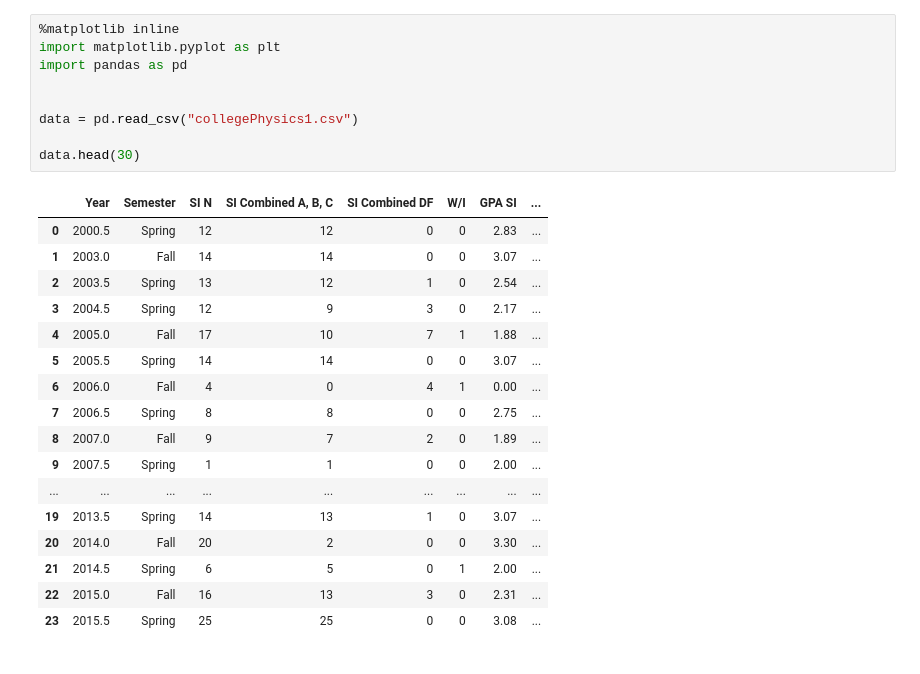
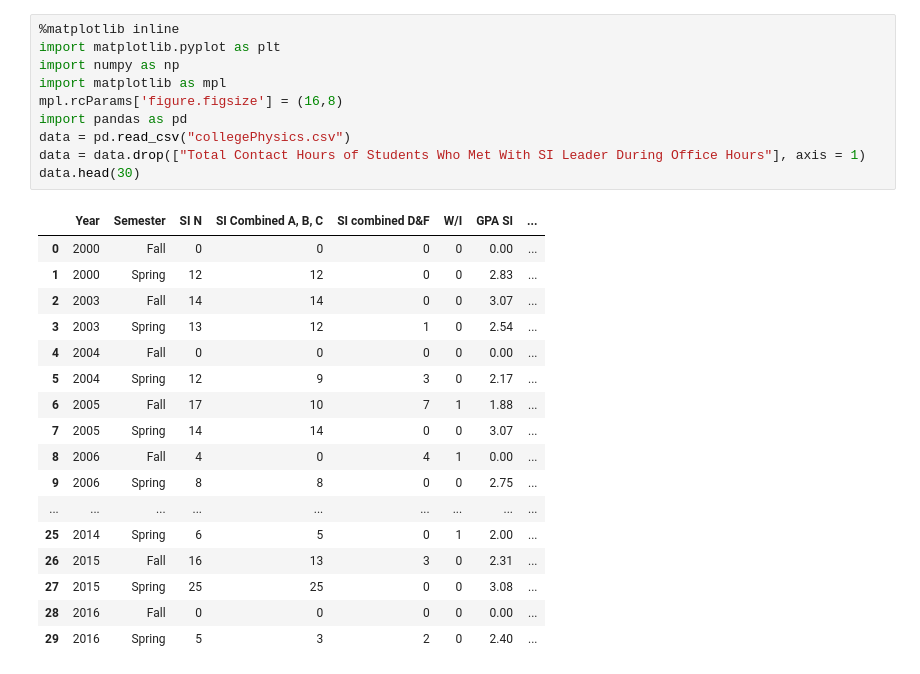
Before and after one commit to drimal/USAPhysics, a Jupyter notebook: USACollegePhysics.ipynb, the cells around one changed output. Drawn from its saved outputs; the diff is of its cells as text.

```diff
--- a/USACollegePhysics.ipynb
+++ b/USACollegePhysics.ipynb
@@ -1,27 +1,28 @@
 # %%
 %matplotlib inline
 import matplotlib.pyplot as plt
+import numpy as np
+import matplotlib as mpl
+mpl.rcParams['figure.figsize'] = (16,8)
 import pandas as pd
-
-
-data = pd.read_csv("collegePhysics1.csv")
-
+data = pd.read_csv("collegePhysics.csv")
+data = data.drop(["Total Contact Hours of Students Who Met With SI Leader During Office Hours"], axis = 1)
 data.head(30)
 # %% [output]
-|  | Year | Semester | SI N | SI Combined A, B, C | SI Combined DF | W/I | GPA SI | ... |
-| 0 | 2000.5 | Spring | 12 | 12 | 0 | 0 | 2.83 | ... |
-| 1 | 2003.0 | Fall | 14 | 14 | 0 | 0 | 3.07 | ... |
-| 2 | 2003.5 | Spring | 13 | 12 | 1 | 0 | 2.54 | ... |
-| 3 | 2004.5 | Spring | 12 | 9 | 3 | 0 | 2.17 | ... |
-| 4 | 2005.0 | Fall | 17 | 10 | 7 | 1 | 1.88 | ... |
-| 5 | 2005.5 | Spring | 14 | 14 | 0 | 0 | 3.07 | ... |
-| 6 | 2006.0 | Fall | 4 | 0 | 4 | 1 | 0.00 | ... |
-| 7 | 2006.5 | Spring | 8 | 8 | 0 | 0 | 2.75 | ... |
-| 8 | 2007.0 | Fall | 9 | 7 | 2 | 0 | 1.89 | ... |
-| 9 | 2007.5 | Spring | 1 | 1 | 0 | 0 | 2.00 | ... |
+|  | Year | Semester | SI N | SI Combined A, B, C | SI combined D&F | W/I | GPA SI | ... |
+| 0 | 2000 | Fall | 0 | 0 | 0 | 0 | 0.00 | ... |
+| 1 | 2000 | Spring | 12 | 12 | 0 | 0 | 2.83 | ... |
+| 2 | 2003 | Fall | 14 | 14 | 0 | 0 | 3.07 | ... |
+| 3 | 2003 | Spring | 13 | 12 | 1 | 0 | 2.54 | ... |
+| 4 | 2004 | Fall | 0 | 0 | 0 | 0 | 0.00 | ... |
+| 5 | 2004 | Spring | 12 | 9 | 3 | 0 | 2.17 | ... |
+| 6 | 2005 | Fall | 17 | 10 | 7 | 1 | 1.88 | ... |
+| 7 | 2005 | Spring | 14 | 14 | 0 | 0 | 3.07 | ... |
+| 8 | 2006 | Fall | 4 | 0 | 4 | 1 | 0.00 | ... |
+| 9 | 2006 | Spring | 8 | 8 | 0 | 0 | 2.75 | ... |
 | ... | ... | ... | ... | ... | ... | ... | ... | ... |
-| 19 | 2013.5 | Spring | 14 | 13 | 1 | 0 | 3.07 | ... |
-| 20 | 2014.0 | Fall | 20 | 2 | 0 | 0 | 3.30 | ... |
-| 21 | 2014.5 | Spring | 6 | 5 | 0 | 1 | 2.00 | ... |
-| 22 | 2015.0 | Fall | 16 | 13 | 3 | 0 | 2.31 | ... |
-| 23 | 2015.5 | Spring | 25 | 25 | 0 | 0 | 3.08 | ... |
+| 25 | 2014 | Spring | 6 | 5 | 0 | 1 | 2.00 | ... |
+| 26 | 2015 | Fall | 16 | 13 | 3 | 0 | 2.31 | ... |
+| 27 | 2015 | Spring | 25 | 25 | 0 | 0 | 3.08 | ... |
+| 28 | 2016 | Fall | 0 | 0 | 0 | 0 | 0.00 | ... |
+| 29 | 2016 | Spring | 5 | 3 | 2 | 0 | 2.40 | ... |
```
Also changed, not shown: parts of 9 cells of this notebook.
